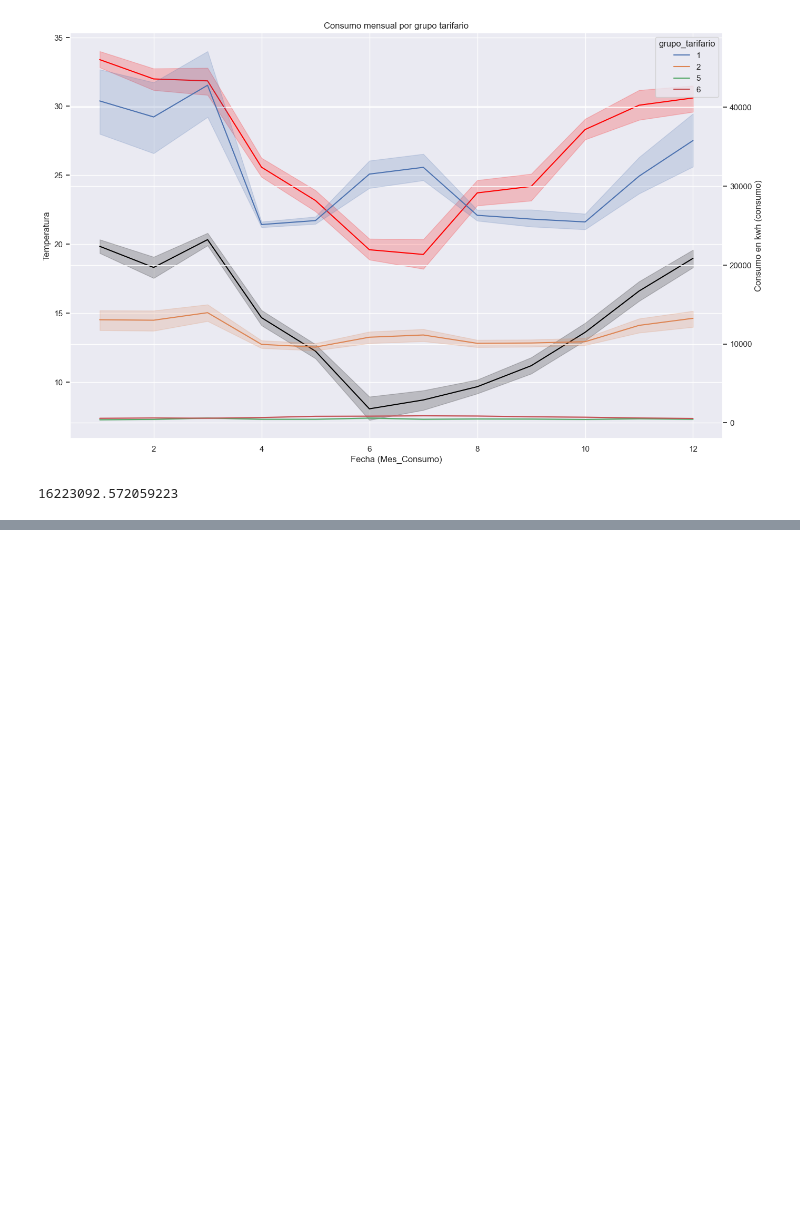
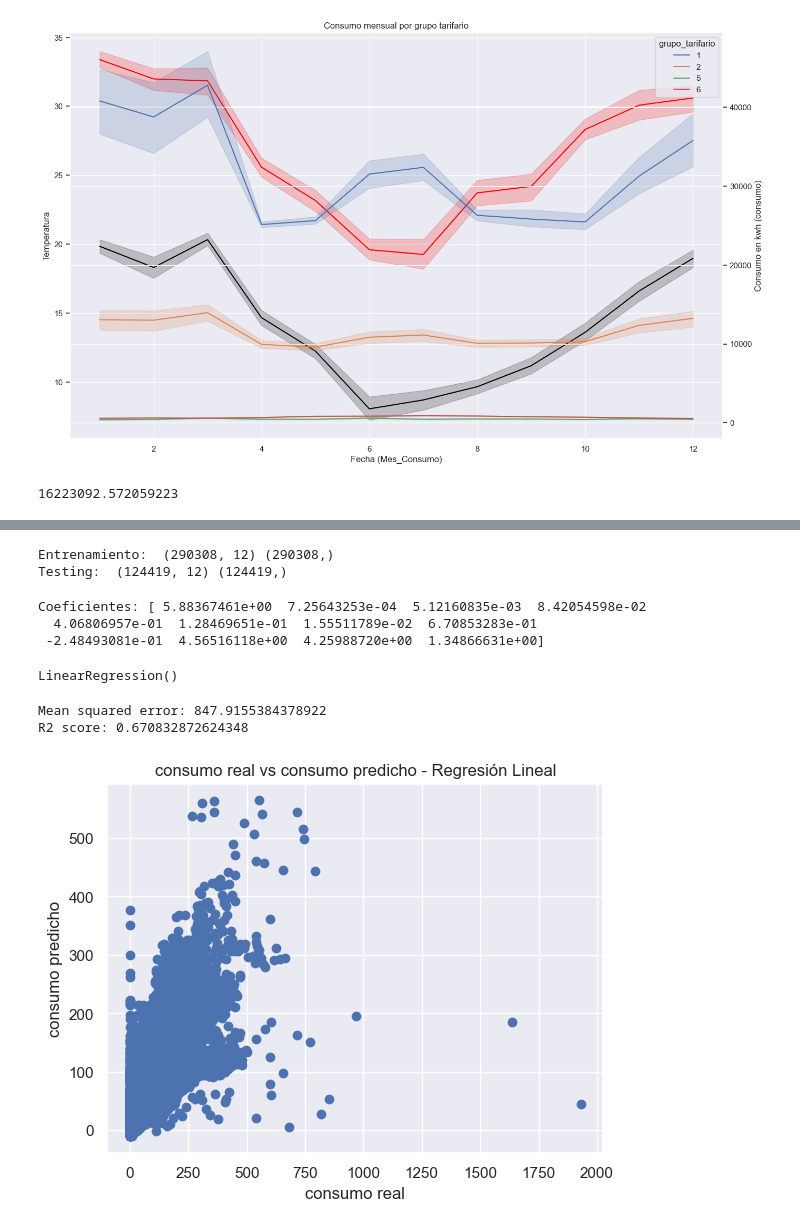
Before and after one commit to pasollipaula/DiplodatosMentoria, a Jupyter notebook: carga_datasets.ipynb, the cells around one changed output, grey strips where cells are left out. Drawn from its saved outputs; the diff is of its cells as text; code cells hidden in the pictures; blank space fills up the shorter version.

Commit message:
Se agrega una prueba usando regresión para la predicción de consumo

```diff
--- a/carga_datasets.ipynb
+++ b/carga_datasets.ipynb
@@ -790,0 +795,56 @@ modelo['consumo'].sum()
+# %%
+#Predicción de la demanda energética
+from sklearn.model_selection import train_test_split
+
+target = 'consumo'
+
+x = modelo.drop(target, axis=1)
+x = x.drop('TV', axis=1)
+y = modelo[target]
+
+x_train , x_test , y_train , y_test = train_test_split(x, y, test_size = 0.3, random_state=42)
+# %%
+# Divido el dataset
+print('Entrenamiento: ', x_train.shape, y_train.shape,'\nTesting: ',x_test.shape, y_test.shape)
+# %% [output]
+Entrenamiento:  (290308, 12) (290308,)
+Testing:  (124419, 12) (124419,)
+# %%
+# Creo el modelo
+from sklearn import linear_model
+
+model = linear_model.LinearRegression()
+model.fit(x_train, y_train)
+
+y_pred = model.predict(x_test)
+
+print(f"Coeficientes: {model.coef_}")
+# %% [output]
+Coeficientes: [ 5.88367461e+00  7.25643253e-04  5.12160835e-03  8.42054598e-02
+  4.06806957e-01  1.28469651e-01  1.55511789e-02  6.70853283e-01
+ -2.48493081e-01  4.56516118e+00  4.25988720e+00  1.34866631e+00]
+# %%
+model
+# %% [output]
+LinearRegression()
+# %%
+from sklearn.metrics import mean_squared_error,r2_score, accuracy_score, classification_report, confusion_matrix
+
+# Evaluación del modelo
+m2e = mean_squared_error(y_test, y_pred)
+r2 = r2_score(y_test, y_pred)
+
+print(f"Mean squared error: {m2e}")
+print(f"R2 score: {r2}")
+# %% [output]
+Mean squared error: 847.9155384378922
+R2 score: 0.670832872624348
+# %%
+# Graficamos los resultados
+plt.scatter(y_test, y_pred)
+plt.xlabel(target+' real')
+plt.ylabel(target+' predicho')
+plt.title(target+' real vs '+target+' predicho - Regresión Lineal')
+plt.show()
+# %% [output]
+[figure, added]
```
Also changed, not shown: parts of 2 cells of this notebook.
